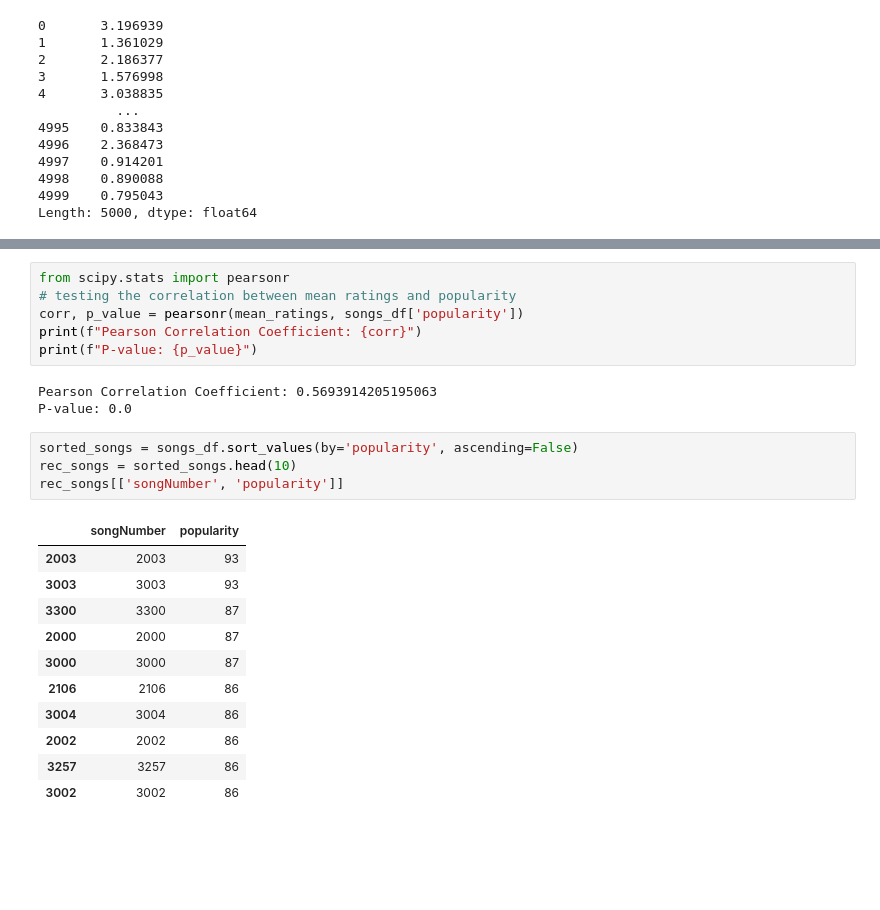
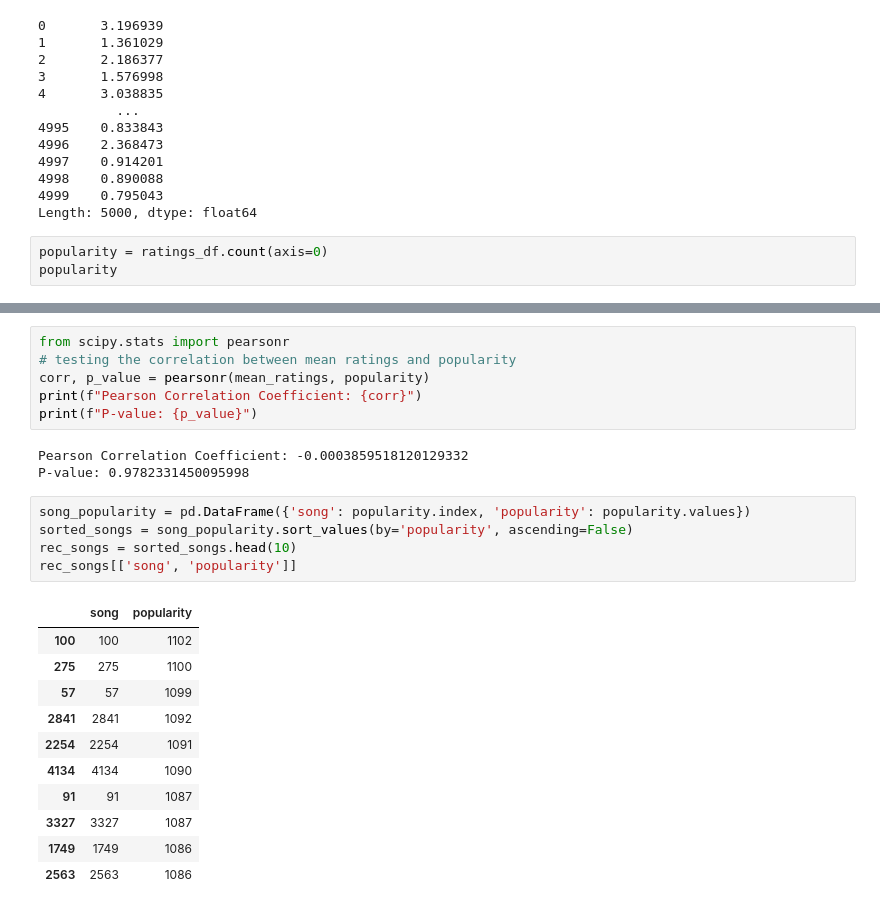
Before and after one commit to HongjinZhu/IDS-Capstone-Project, a Jupyter notebook: capsQ9.ipynb, the cells around one changed output, grey strips where cells are left out. Cells and saved outputs as stored; diff of their text form; blank space fills up the shorter version.

```diff
--- a/capsQ9.ipynb
+++ b/capsQ9.ipynb
@@ -56,3 +56,6 @@ mean_ratings
 4998    0.890088
 4999    0.795043
 Length: 5000, dtype: float64
+# %%
+popularity = ratings_df.count(axis=0)
+popularity
@@ -59,25 +75,26 @@ Length: 5000, dtype: float64
 # %%
 from scipy.stats import pearsonr
 # testing the correlation between mean ratings and popularity
-corr, p_value = pearsonr(mean_ratings, songs_df['popularity'])
+corr, p_value = pearsonr(mean_ratings, popularity)
 print(f"Pearson Correlation Coefficient: {corr}")
 print(f"P-value: {p_value}")
 # %% [output]
-Pearson Correlation Coefficient: 0.5693914205195063
-P-value: 0.0
+Pearson Correlation Coefficient: -0.0003859518120129332
+P-value: 0.9782331450095998
 # %%
-sorted_songs = songs_df.sort_values(by='popularity', ascending=False)
+song_popularity = pd.DataFrame({'song': popularity.index, 'popularity': popularity.values})
+sorted_songs = song_popularity.sort_values(by='popularity', ascending=False)
 rec_songs = sorted_songs.head(10)
-rec_songs[['songNumber', 'popularity']]
+rec_songs[['song', 'popularity']]
 # %% [output]
-|  | songNumber | popularity |
-| 2003 | 2003 | 93 |
-| 3003 | 3003 | 93 |
-| 3300 | 3300 | 87 |
-| 2000 | 2000 | 87 |
-| 3000 | 3000 | 87 |
-| 2106 | 2106 | 86 |
-| 3004 | 3004 | 86 |
-| 2002 | 2002 | 86 |
-| 3257 | 3257 | 86 |
-| 3002 | 3002 | 86 |
+|  | song | popularity |
+| 100 | 100 | 1102 |
+| 275 | 275 | 1100 |
+| 57 | 57 | 1099 |
+| 2841 | 2841 | 1092 |
+| 2254 | 2254 | 1091 |
+| 4134 | 4134 | 1090 |
+| 91 | 91 | 1087 |
+| 3327 | 3327 | 1087 |
+| 1749 | 1749 | 1086 |
+| 2563 | 2563 | 1086 |
```
Also changed, not shown: parts of 1 cell of this notebook, 2 other files.
